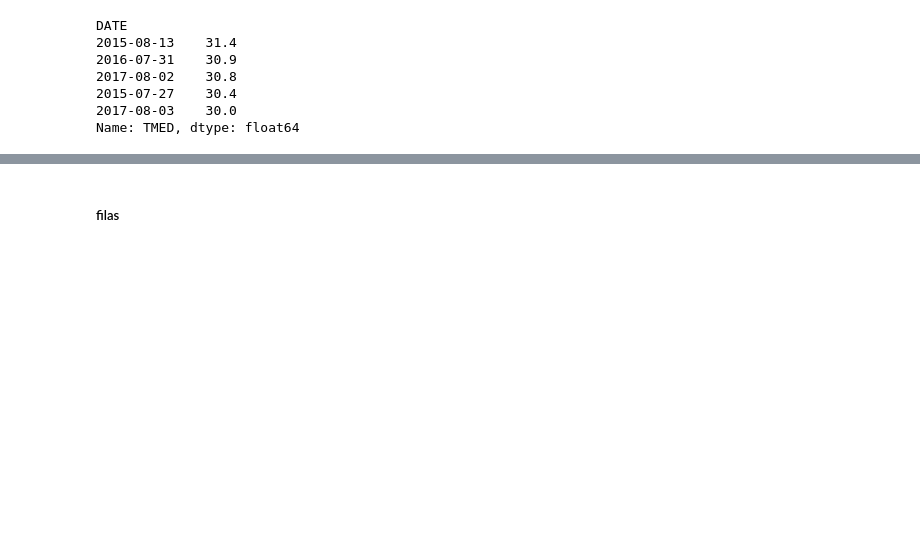
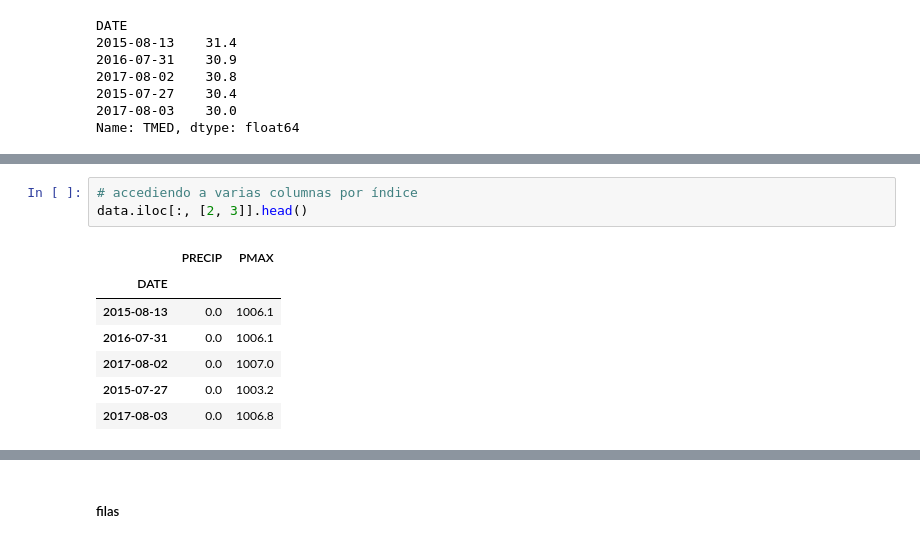
Before and after one commit to CAChemE/python-analisis-modelado-datos, a Jupyter notebook: notebooks/0101_Pandas-Carga-datos-y-manipulacion.ipynb, the cells around one changed output, grey strips where cells are left out. Drawn from its saved outputs; the diff is of its cells as text; blank space fills up the shorter version.

```diff
--- a/notebooks/0101_Pandas-Carga-datos-y-manipulacion.ipynb
+++ b/notebooks/0101_Pandas-Carga-datos-y-manipulacion.ipynb
@@ -348,0 +364,11 @@ Name: TMED, dtype: float64
+# %%
+# accediendo a varias columnas por índice
+data.iloc[:, [2, 3]].head()
+# %% [output]
+|  | PRECIP | PMAX |
+| DATE |  |  |
+| 2015-08-13 | 0.0 | 1006.1 |
+| 2016-07-31 | 0.0 | 1006.1 |
+| 2017-08-02 | 0.0 | 1007.0 |
+| 2015-07-27 | 0.0 | 1003.2 |
+| 2017-08-03 | 0.0 | 1006.8 |
```
Also changed, not shown: parts of 31 cells of this notebook, 3 other files.
